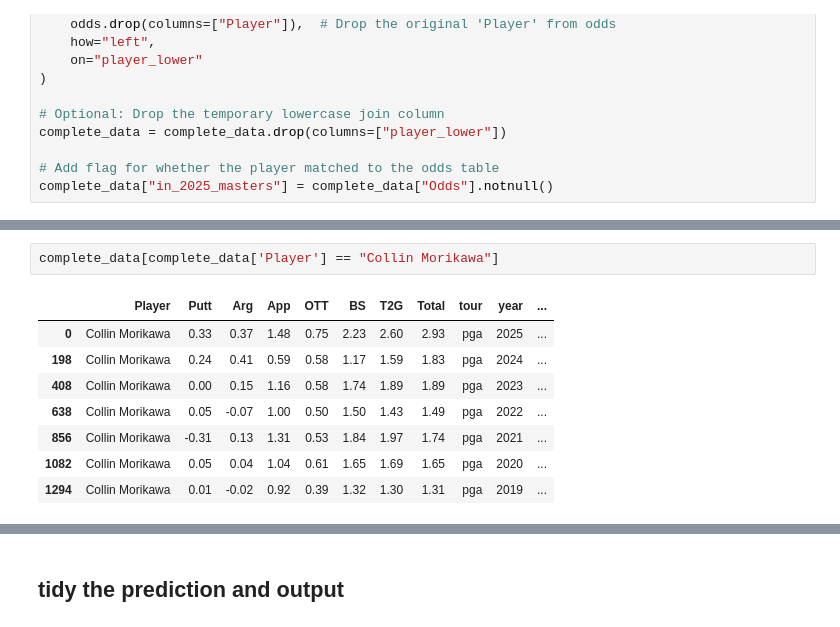
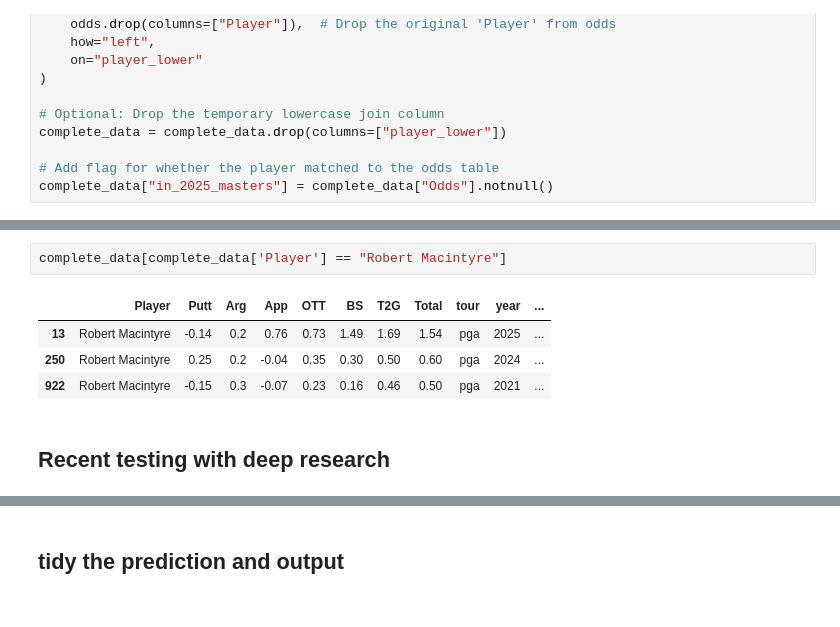
Before and after one commit to andyuttley/Masters2025, a Jupyter notebook: MASTERS_2025.ipynb, the cells around one changed output, grey strips where cells are left out. Drawn from its saved outputs; the diff is of its cells as text.

```diff
--- a/MASTERS_2025.ipynb
+++ b/MASTERS_2025.ipynb
@@ -607,11 +607,9 @@ complete_data[complete_data['Player'] == "Corey Conners"]
 # %%
-complete_data[complete_data['Player'] == "Collin Morikawa"]
+complete_data[complete_data['Player'] == "Robert Macintyre"]
 # %% [output]
 |  | Player | Putt | Arg | App | OTT | BS | T2G | Total | tour | year | ... |
-| 0 | Collin Morikawa | 0.33 | 0.37 | 1.48 | 0.75 | 2.23 | 2.60 | 2.93 | pga | 2025 | ... |
-| 198 | Collin Morikawa | 0.24 | 0.41 | 0.59 | 0.58 | 1.17 | 1.59 | 1.83 | pga | 2024 | ... |
-| 408 | Collin Morikawa | 0.00 | 0.15 | 1.16 | 0.58 | 1.74 | 1.89 | 1.89 | pga | 2023 | ... |
-| 638 | Collin Morikawa | 0.05 | -0.07 | 1.00 | 0.50 | 1.50 | 1.43 | 1.49 | pga | 2022 | ... |
-| 856 | Collin Morikawa | -0.31 | 0.13 | 1.31 | 0.53 | 1.84 | 1.97 | 1.74 | pga | 2021 | ... |
-| 1082 | Collin Morikawa | 0.05 | 0.04 | 1.04 | 0.61 | 1.65 | 1.69 | 1.65 | pga | 2020 | ... |
-| 1294 | Collin Morikawa | 0.01 | -0.02 | 0.92 | 0.39 | 1.32 | 1.30 | 1.31 | pga | 2019 | ... |
+| 13 | Robert Macintyre | -0.14 | 0.2 | 0.76 | 0.73 | 1.49 | 1.69 | 1.54 | pga | 2025 | ... |
+| 250 | Robert Macintyre | 0.25 | 0.2 | -0.04 | 0.35 | 0.30 | 0.50 | 0.60 | pga | 2024 | ... |
+| 922 | Robert Macintyre | -0.15 | 0.3 | -0.07 | 0.23 | 0.16 | 0.46 | 0.50 | pga | 2021 | ... |
+# %% [markdown]
+## Recent testing with deep research
```
Also changed, not shown: parts of 24 cells of this notebook.
